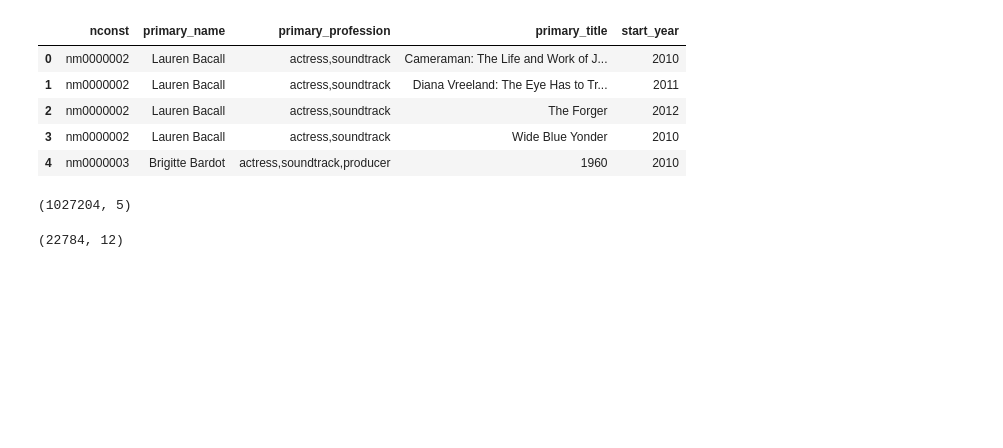
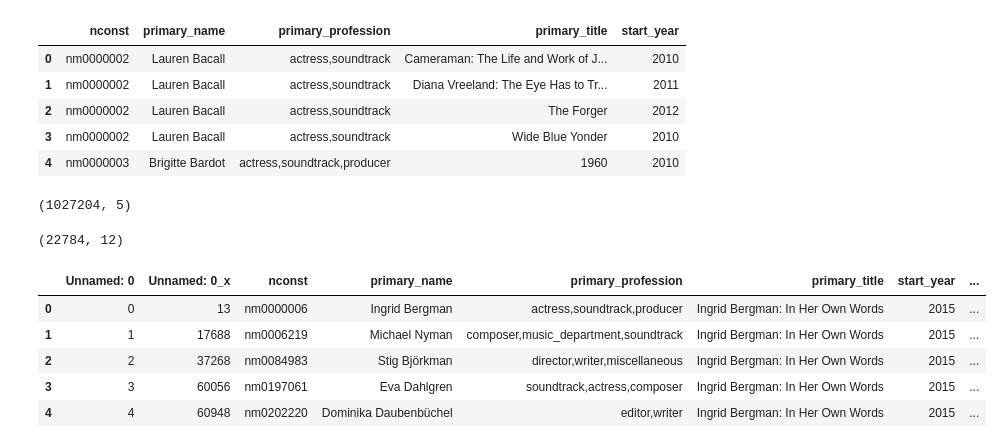
Before and after one commit to polyglottraveler/projectkr, a Jupyter notebook: sql_v0-kca.ipynb, the cells around one changed output. Saved outputs shown, nothing was run; the diff lists cells and outputs as text; code cells hidden in the pictures; blank space fills up the shorter version.

```diff
--- a/sql_v0-kca.ipynb
+++ b/sql_v0-kca.ipynb
@@ -349,3 +349,12 @@ df_names_rev.shape
 df_names_rev.to_csv('df_names_rev')
 # %%
 df_names_rev = pd.read_csv('df_names_rev')
+# %%
+df_names_rev.head()
+# %% [output]
+|  | Unnamed: 0 | Unnamed: 0_x | nconst | primary_name | primary_profession | primary_title | start_year | ... |
+| 0 | 0 | 13 | nm0000006 | Ingrid Bergman | actress,soundtrack,producer | Ingrid Bergman: In Her Own Words | 2015 | ... |
+| 1 | 1 | 17688 | nm0006219 | Michael Nyman | composer,music_department,soundtrack | Ingrid Bergman: In Her Own Words | 2015 | ... |
+| 2 | 2 | 37268 | nm0084983 | Stig Björkman | director,writer,miscellaneous | Ingrid Bergman: In Her Own Words | 2015 | ... |
+| 3 | 3 | 60056 | nm0197061 | Eva Dahlgren | soundtrack,actress,composer | Ingrid Bergman: In Her Own Words | 2015 | ... |
+| 4 | 4 | 60948 | nm0202220 | Dominika Daubenbüchel | editor,writer | Ingrid Bergman: In Her Own Words | 2015 | ... |
```
Also changed, not shown: parts of 5 cells of this notebook.
